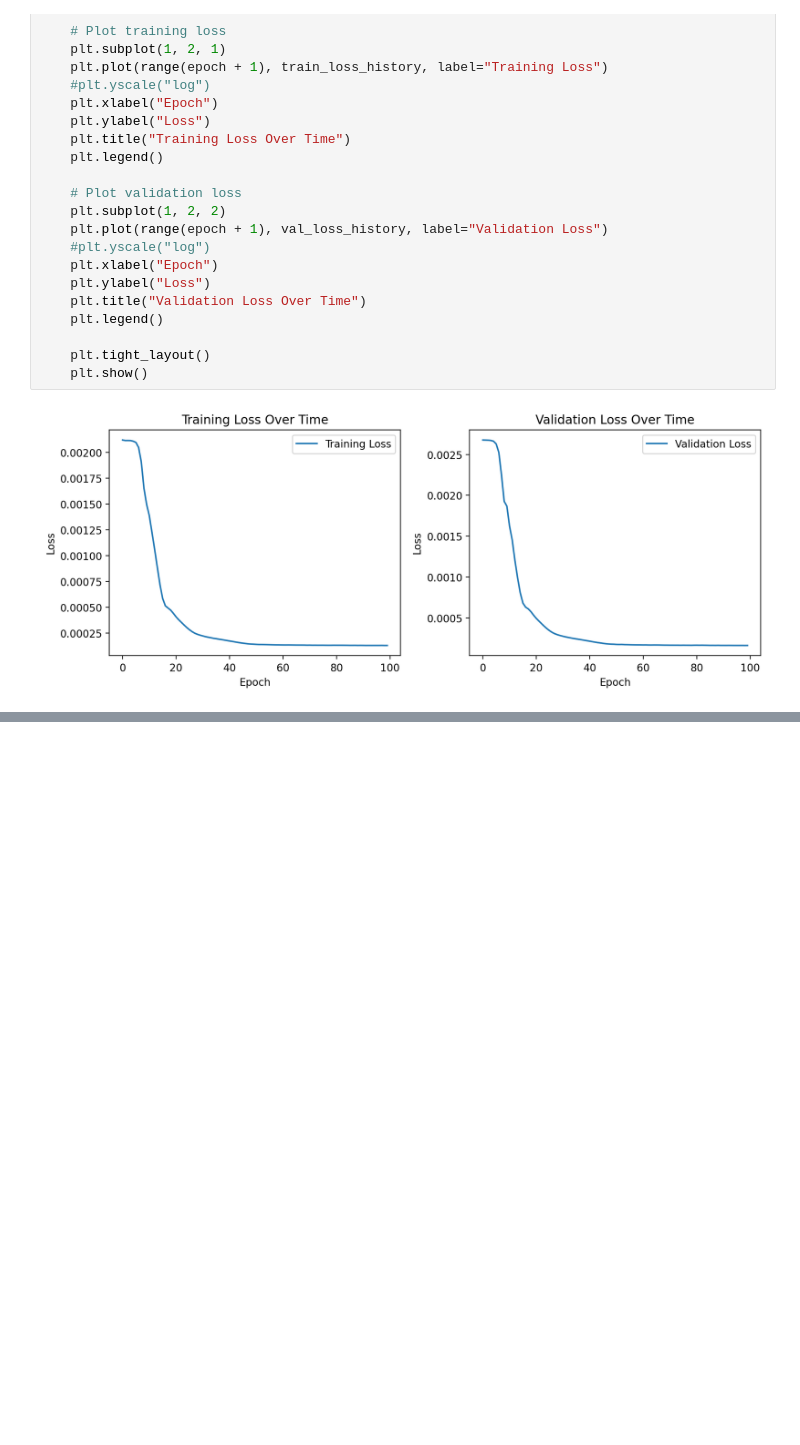
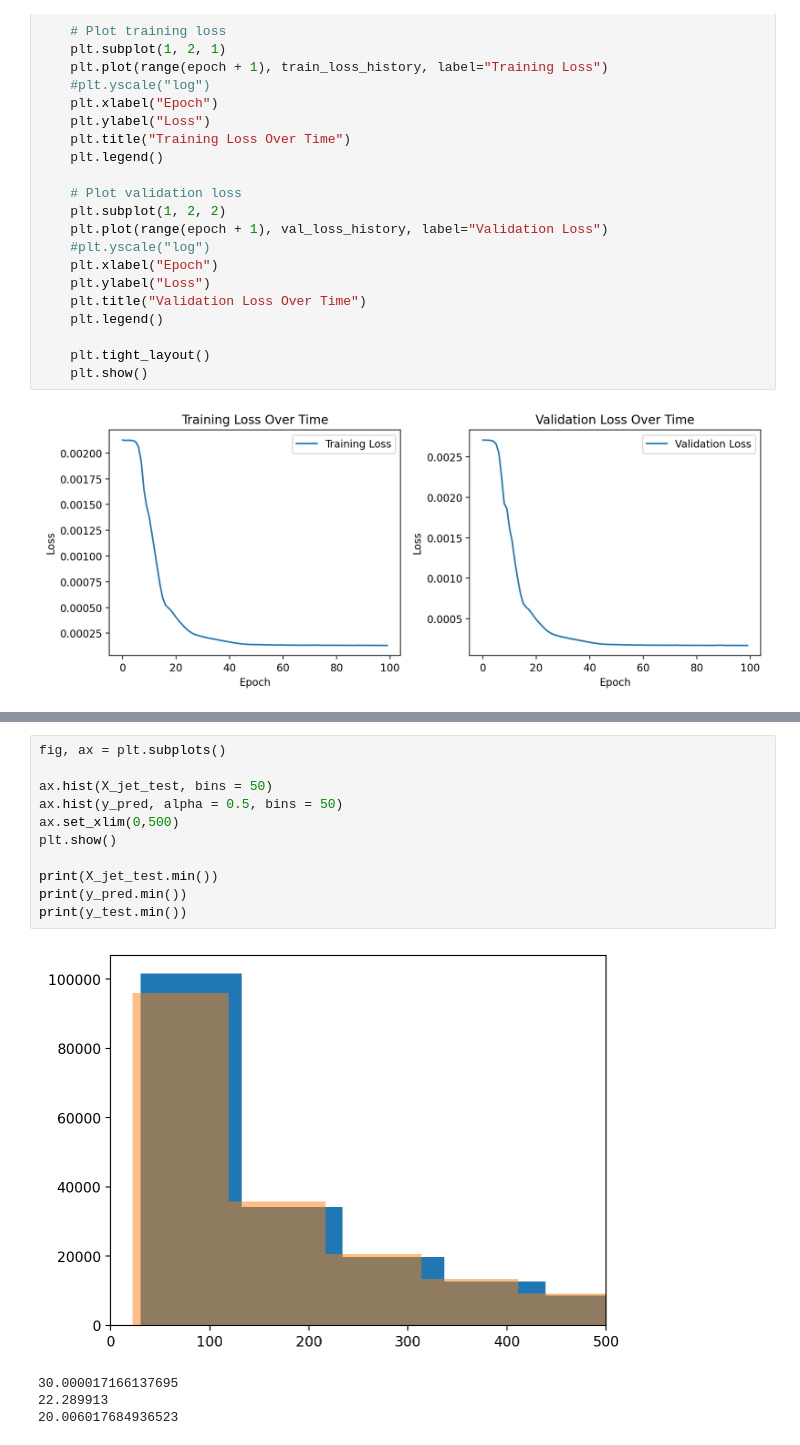
Before and after one commit to Omerdkmc/correction-repo, a Jupyter notebook: dnn_omer3.ipynb, the cells around one changed output, grey strips where cells are left out. Drawn from its saved outputs; the diff is of its cells as text; blank space fills up the shorter version.

```diff
--- a/dnn_omer3.ipynb
+++ b/dnn_omer3.ipynb
@@ -391,0 +444,16 @@ corrtogen_mean, corrtogen_std, _, _ = bin_ratio(y_pred.flatten(), y_test)
+# %%
+fig, ax = plt.subplots()
+
+ax.hist(X_jet_test, bins = 50)
+ax.hist(y_pred, alpha = 0.5, bins = 50)
+ax.set_xlim(0,500)
+plt.show()
+
+print(X_jet_test.min())
+print(y_pred.min())
+print(y_test.min())
+# %% [output]
+[figure, added]
+30.000017166137695
+22.289913
+20.006017684936523
```
Also changed, not shown: parts of 14 cells of this notebook, 3 other files.
